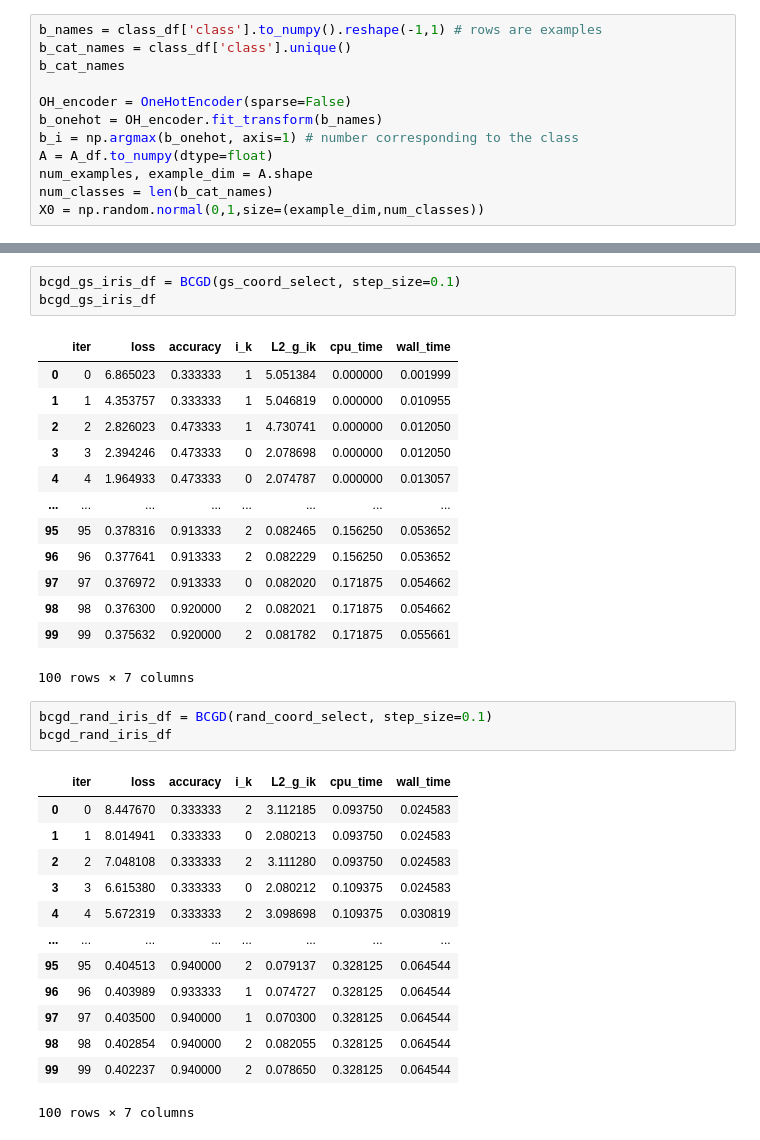
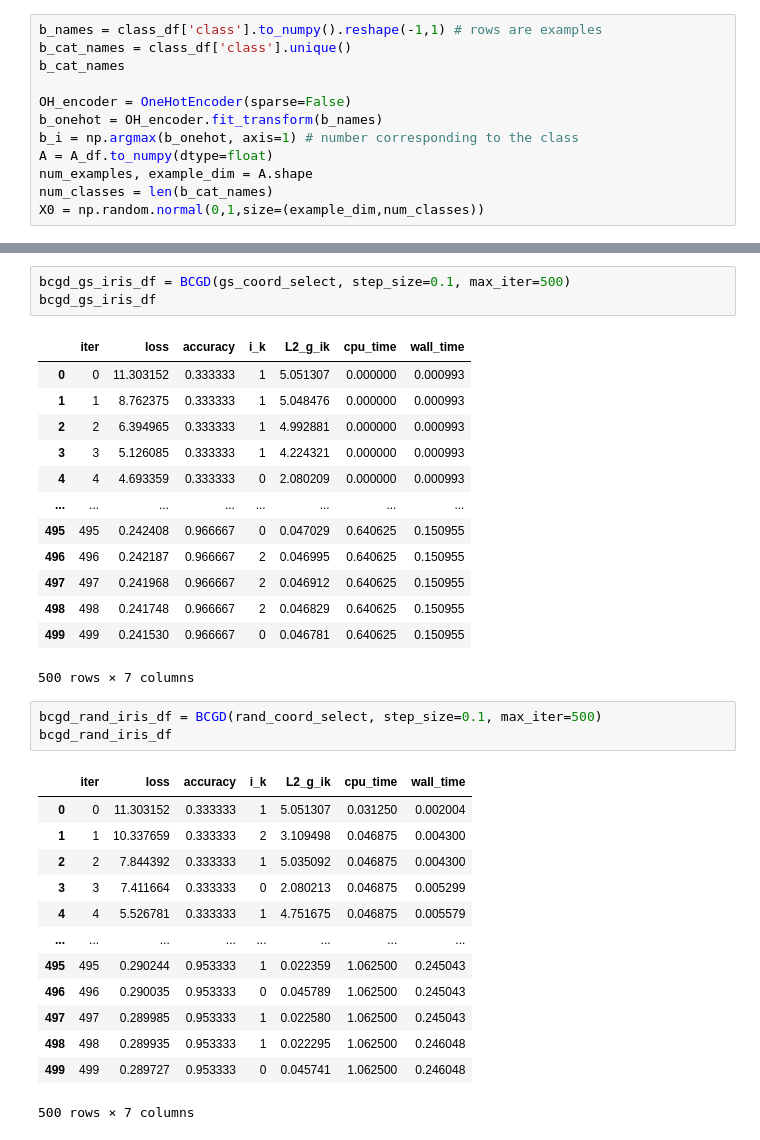
Before and after one commit to Aiecco/BCGD-methods, a Jupyter notebook: HW scratch.ipynb, the cells around one changed output, grey strips where cells are left out. Cells and saved outputs as stored; diff of their text form.

```diff
--- a/HW scratch.ipynb
+++ b/HW scratch.ipynb
@@ -338,35 +360,35 @@ gd_iris_df
 1000 rows × 6 columns
 # %%
-bcgd_gs_iris_df = BCGD(gs_coord_select, step_size=0.1)
+bcgd_gs_iris_df = BCGD(gs_coord_select, step_size=0.1, max_iter=500)
 bcgd_gs_iris_df
 # %% [output]
 |  | iter | loss | accuracy | i_k | L2_g_ik | cpu_time | wall_time |
-| 0 | 0 | 6.865023 | 0.333333 | 1 | 5.051384 | 0.000000 | 0.001999 |
-| 1 | 1 | 4.353757 | 0.333333 | 1 | 5.046819 | 0.000000 | 0.010955 |
-| 2 | 2 | 2.826023 | 0.473333 | 1 | 4.730741 | 0.000000 | 0.012050 |
-| 3 | 3 | 2.394246 | 0.473333 | 0 | 2.078698 | 0.000000 | 0.012050 |
-| 4 | 4 | 1.964933 | 0.473333 | 0 | 2.074787 | 0.000000 | 0.013057 |
+| 0 | 0 | 11.303152 | 0.333333 | 1 | 5.051307 | 0.000000 | 0.000993 |
+| 1 | 1 | 8.762375 | 0.333333 | 1 | 5.048476 | 0.000000 | 0.000993 |
+| 2 | 2 | 6.394965 | 0.333333 | 1 | 4.992881 | 0.000000 | 0.000993 |
+| 3 | 3 | 5.126085 | 0.333333 | 1 | 4.224321 | 0.000000 | 0.000993 |
+| 4 | 4 | 4.693359 | 0.333333 | 0 | 2.080209 | 0.000000 | 0.000993 |
 | ... | ... | ... | ... | ... | ... | ... | ... |
-| 95 | 95 | 0.378316 | 0.913333 | 2 | 0.082465 | 0.156250 | 0.053652 |
-| 96 | 96 | 0.377641 | 0.913333 | 2 | 0.082229 | 0.156250 | 0.053652 |
-| 97 | 97 | 0.376972 | 0.913333 | 0 | 0.082020 | 0.171875 | 0.054662 |
-| 98 | 98 | 0.376300 | 0.920000 | 2 | 0.082021 | 0.171875 | 0.054662 |
-| 99 | 99 | 0.375632 | 0.920000 | 2 | 0.081782 | 0.171875 | 0.055661 |
+| 495 | 495 | 0.242408 | 0.966667 | 0 | 0.047029 | 0.640625 | 0.150955 |
+| 496 | 496 | 0.242187 | 0.966667 | 2 | 0.046995 | 0.640625 | 0.150955 |
+| 497 | 497 | 0.241968 | 0.966667 | 2 | 0.046912 | 0.640625 | 0.150955 |
+| 498 | 498 | 0.241748 | 0.966667 | 2 | 0.046829 | 0.640625 | 0.150955 |
+| 499 | 499 | 0.241530 | 0.966667 | 0 | 0.046781 | 0.640625 | 0.150955 |
-100 rows × 7 columns
+500 rows × 7 columns
 # %%
-bcgd_rand_iris_df = BCGD(rand_coord_select, step_size=0.1)
+bcgd_rand_iris_df = BCGD(rand_coord_select, step_size=0.1, max_iter=500)
 bcgd_rand_iris_df
 # %% [output]
 |  | iter | loss | accuracy | i_k | L2_g_ik | cpu_time | wall_time |
-| 0 | 0 | 8.447670 | 0.333333 | 2 | 3.112185 | 0.093750 | 0.024583 |
-| 1 | 1 | 8.014941 | 0.333333 | 0 | 2.080213 | 0.093750 | 0.024583 |
-| 2 | 2 | 7.048108 | 0.333333 | 2 | 3.111280 | 0.093750 | 0.024583 |
-| 3 | 3 | 6.615380 | 0.333333 | 0 | 2.080212 | 0.109375 | 0.024583 |
-| 4 | 4 | 5.672319 | 0.333333 | 2 | 3.098698 | 0.109375 | 0.030819 |
+| 0 | 0 | 11.303152 | 0.333333 | 1 | 5.051307 | 0.031250 | 0.002004 |
+| 1 | 1 | 10.337659 | 0.333333 | 2 | 3.109498 | 0.046875 | 0.004300 |
+| 2 | 2 | 7.844392 | 0.333333 | 1 | 5.035092 | 0.046875 | 0.004300 |
+| 3 | 3 | 7.411664 | 0.333333 | 0 | 2.080213 | 0.046875 | 0.005299 |
+| 4 | 4 | 5.526781 | 0.333333 | 1 | 4.751675 | 0.046875 | 0.005579 |
 | ... | ... | ... | ... | ... | ... | ... | ... |
-| 95 | 95 | 0.404513 | 0.940000 | 2 | 0.079137 | 0.328125 | 0.064544 |
-| 96 | 96 | 0.403989 | 0.933333 | 1 | 0.074727 | 0.328125 | 0.064544 |
-| 97 | 97 | 0.403500 | 0.940000 | 1 | 0.070300 | 0.328125 | 0.064544 |
-| 98 | 98 | 0.402854 | 0.940000 | 2 | 0.082055 | 0.328125 | 0.064544 |
-| 99 | 99 | 0.402237 | 0.940000 | 2 | 0.078650 | 0.328125 | 0.064544 |
+| 495 | 495 | 0.290244 | 0.953333 | 1 | 0.022359 | 1.062500 | 0.245043 |
+| 496 | 496 | 0.290035 | 0.953333 | 0 | 0.045789 | 1.062500 | 0.245043 |
+| 497 | 497 | 0.289985 | 0.953333 | 1 | 0.022580 | 1.062500 | 0.245043 |
+| 498 | 498 | 0.289935 | 0.953333 | 1 | 0.022295 | 1.062500 | 0.246048 |
+| 499 | 499 | 0.289727 | 0.953333 | 0 | 0.045741 | 1.062500 | 0.246048 |
-100 rows × 7 columns
+500 rows × 7 columns
```
Also changed, not shown: parts of 11 cells of this notebook.
